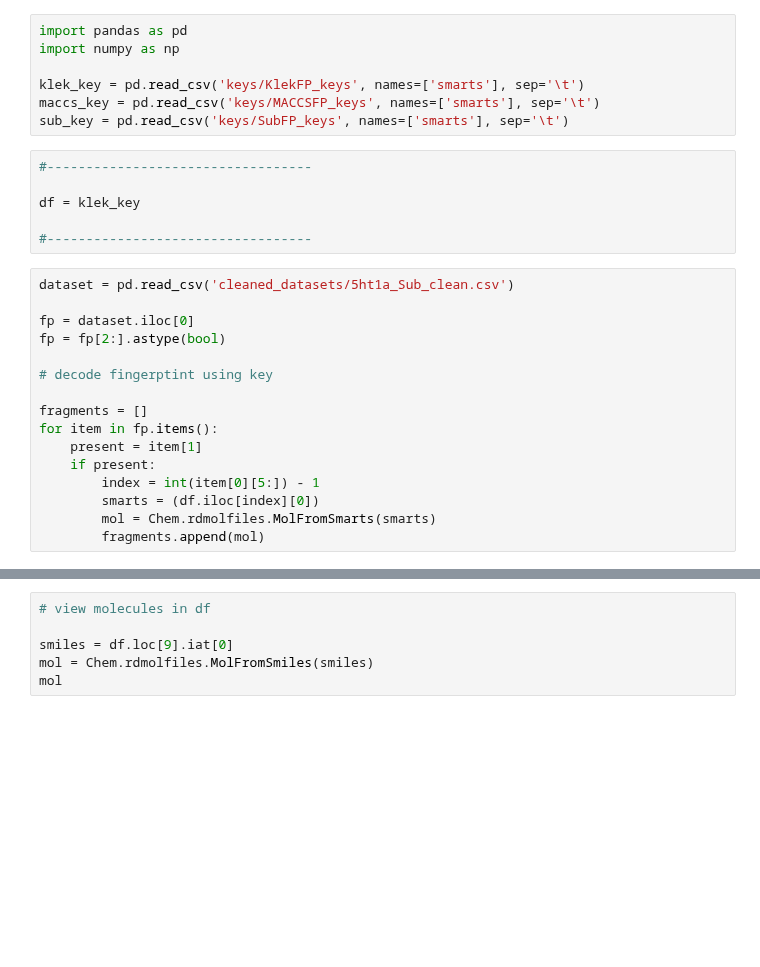
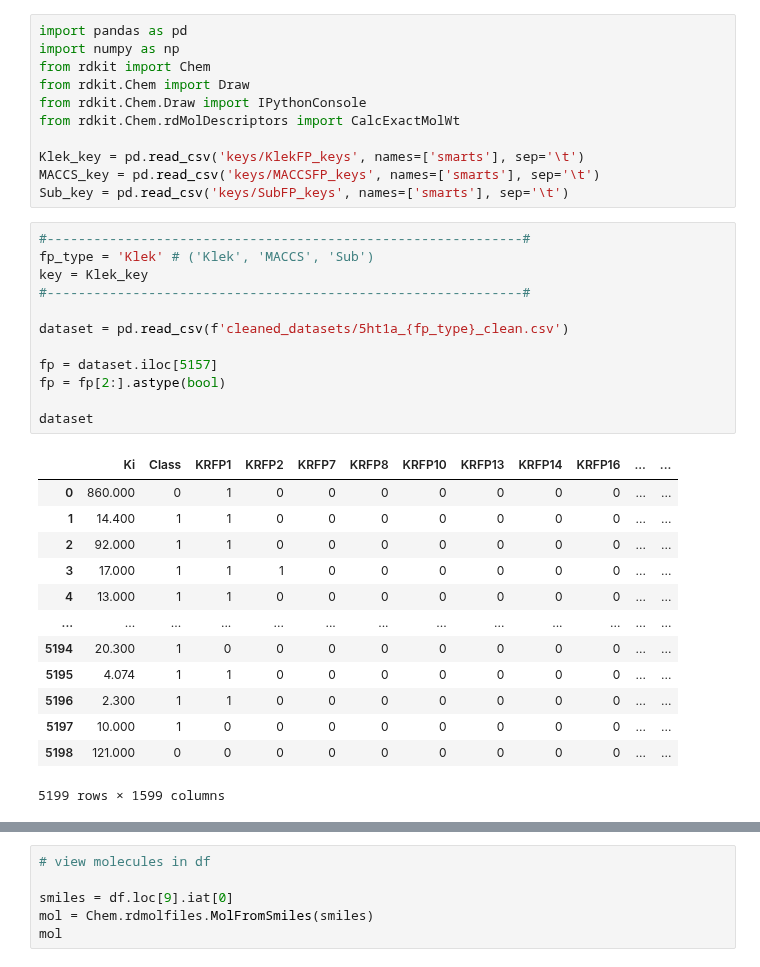
Before and after one commit to asiomchen/mldd23_project1, a Jupyter notebook: fp_decoding.ipynb, the cells around one changed output, grey strips where cells are left out. Cells and saved outputs as stored; diff of their text form; blank space fills up the shorter version.

```diff
--- a/fp_decoding.ipynb
+++ b/fp_decoding.ipynb
@@ -1,29 +1,37 @@
 # %%
 import pandas as pd
 import numpy as np
+from rdkit import Chem
+from rdkit.Chem import Draw
+from rdkit.Chem.Draw import IPythonConsole
+from rdkit.Chem.rdMolDescriptors import CalcExactMolWt
 
-klek_key = pd.read_csv('keys/KlekFP_keys', names=['smarts'], sep='\t')
-maccs_key = pd.read_csv('keys/MACCSFP_keys', names=['smarts'], sep='\t')
-sub_key = pd.read_csv('keys/SubFP_keys', names=['smarts'], sep='\t')
+Klek_key = pd.read_csv('keys/KlekFP_keys', names=['smarts'], sep='\t')
+MACCS_key = pd.read_csv('keys/MACCSFP_keys', names=['smarts'], sep='\t')
+Sub_key = pd.read_csv('keys/SubFP_keys', names=['smarts'], sep='\t')
-# %%
-#----------------------------------
-
-df = klek_key
-
-#----------------------------------
 # %%
-dataset = pd.read_csv('cleaned_datasets/5ht1a_Sub_clean.csv')
+#-------------------------------------------------------------#
+fp_type = 'Klek' # ('Klek', 'MACCS', 'Sub')
+key = Klek_key
+#-------------------------------------------------------------#
 
-fp = dataset.iloc[0]
+dataset = pd.read_csv(f'cleaned_datasets/5ht1a_{fp_type}_clean.csv')
+
+fp = dataset.iloc[5157]
 fp = fp[2:].astype(bool)
 
-# decode fingerptint using key
-
-fragments = []
-for item in fp.items():
-    present = item[1]
-    if present:
-        index = int(item[0][5:]) - 1
-        smarts = (df.iloc[index][0])
-        mol = Chem.rdmolfiles.MolFromSmarts(smarts)
-        fragments.append(mol)
+dataset
+# %% [output]
+|  | Ki | Class | KRFP1 | KRFP2 | KRFP7 | KRFP8 | KRFP10 | KRFP13 | KRFP14 | KRFP16 | ... | ... |
+| 0 | 860.000 | 0 | 1 | 0 | 0 | 0 | 0 | 0 | 0 | 0 | ... | ... |
+| 1 | 14.400 | 1 | 1 | 0 | 0 | 0 | 0 | 0 | 0 | 0 | ... | ... |
+| 2 | 92.000 | 1 | 1 | 0 | 0 | 0 | 0 | 0 | 0 | 0 | ... | ... |
+| 3 | 17.000 | 1 | 1 | 1 | 0 | 0 | 0 | 0 | 0 | 0 | ... | ... |
+| 4 | 13.000 | 1 | 1 | 0 | 0 | 0 | 0 | 0 | 0 | 0 | ... | ... |
+| ... | ... | ... | ... | ... | ... | ... | ... | ... | ... | ... | ... | ... |
+| 5194 | 20.300 | 1 | 0 | 0 | 0 | 0 | 0 | 0 | 0 | 0 | ... | ... |
+| 5195 | 4.074 | 1 | 1 | 0 | 0 | 0 | 0 | 0 | 0 | 0 | ... | ... |
+| 5196 | 2.300 | 1 | 1 | 0 | 0 | 0 | 0 | 0 | 0 | 0 | ... | ... |
+| 5197 | 10.000 | 1 | 0 | 0 | 0 | 0 | 0 | 0 | 0 | 0 | ... | ... |
+| 5198 | 121.000 | 0 | 0 | 0 | 0 | 0 | 0 | 0 | 0 | 0 | ... | ... |
+5199 rows × 1599 columns
```
Also changed, not shown: parts of 3 cells of this notebook.
